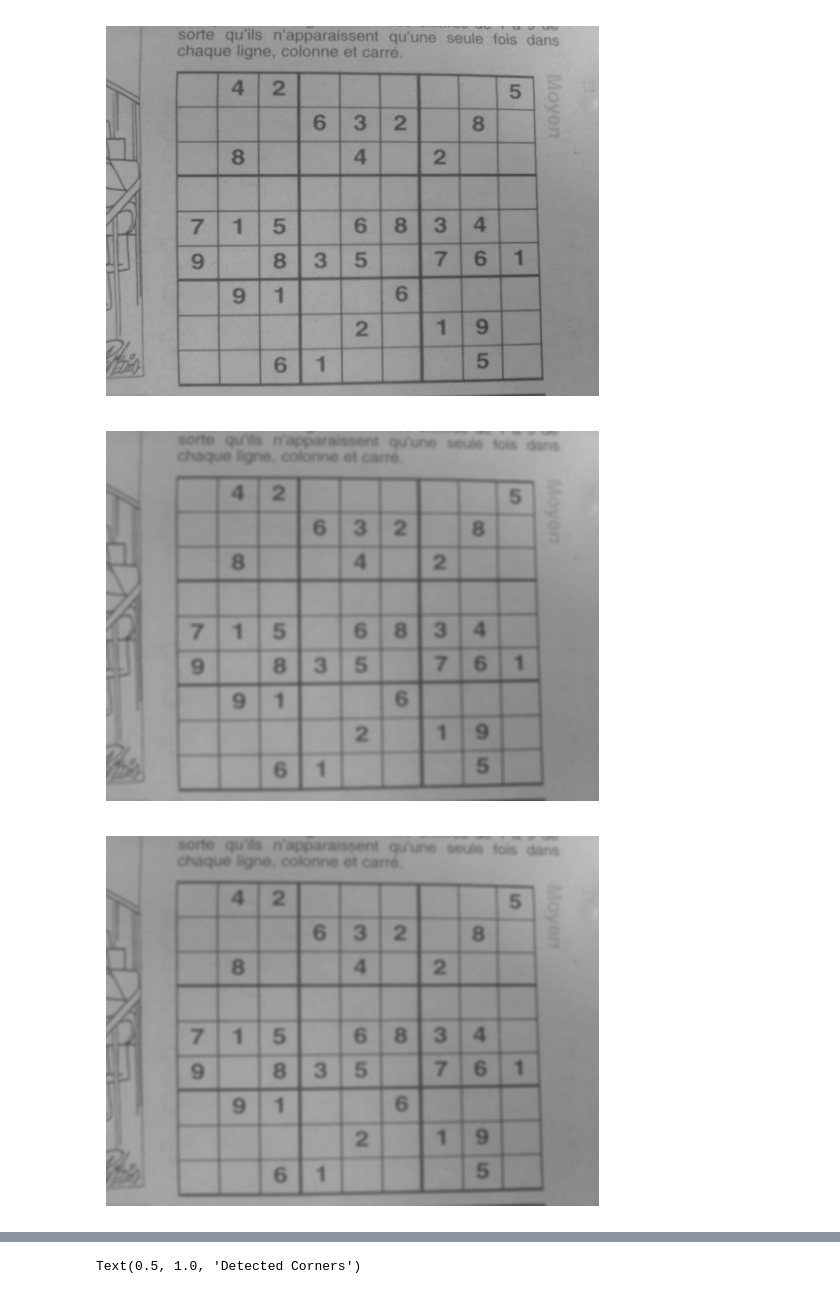
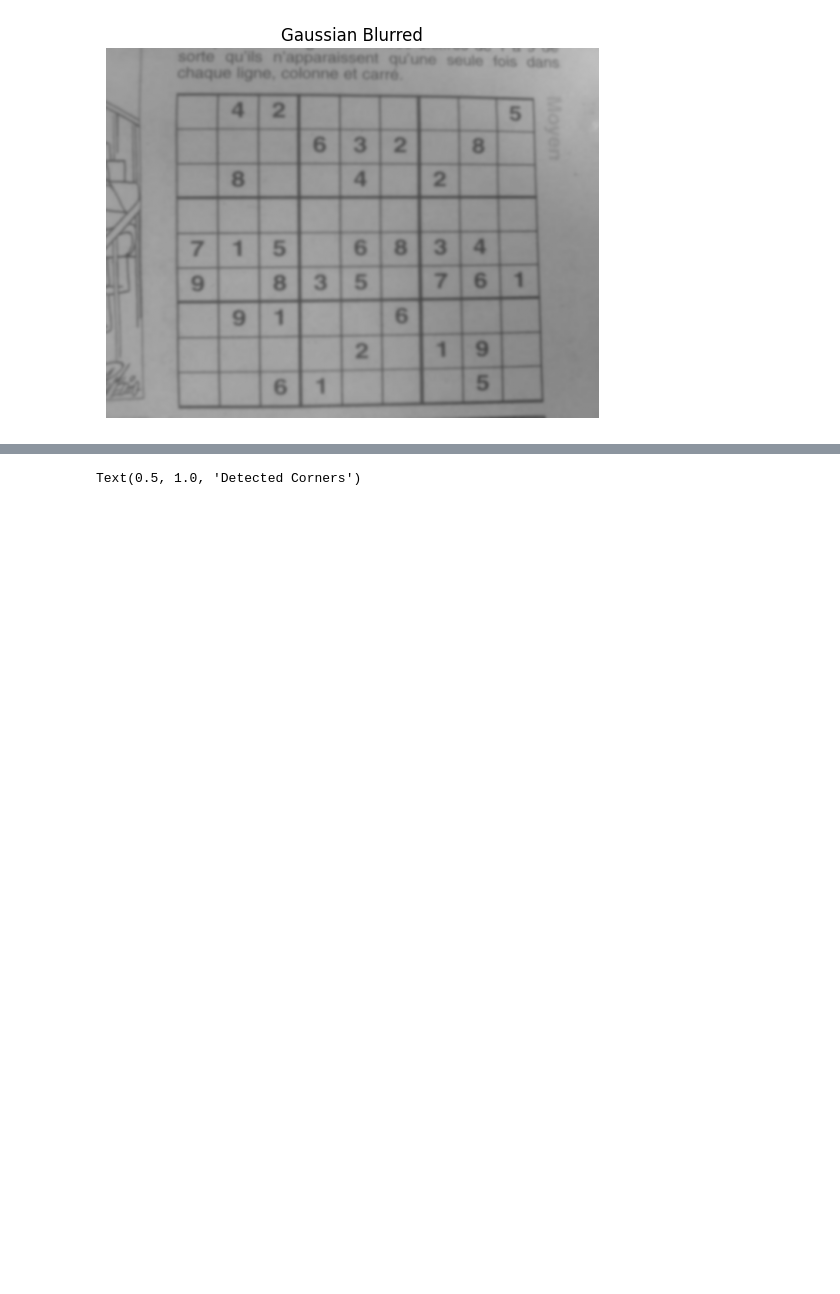
Before and after one commit to eddie-an/Optical-Sudoku-Solver, a Jupyter notebook: Image_Processing.ipynb, the cells around one changed output, grey strips where cells are left out. Cells and saved outputs as stored; diff of their text form; code cells hidden in the pictures; blank space fills up the shorter version.

```diff
--- a/Image_Processing.ipynb
+++ b/Image_Processing.ipynb
@@ -8,15 +8,17 @@ from skimage import filters
 from skimage.io import imread
 from skimage.feature import corner_peaks
 # %%
-def display_image_grayscale(image):
-  plt.imshow(image, cmap='gray', vmin=0, vmax=255)
-  plt.axis('off')
-  plt.show()
+def display_image_grayscale(image, title="Image"):
+    plt.imshow(image, cmap='gray', vmin=0, vmax=255)
+    plt.title(title)
+    plt.axis('off')
+    plt.show()
 
-def display_image_color(image):
-  plt.imshow(image)
-  plt.axis('off')
-  plt.show()
+def display_image_color(image, title="Image"):
+    plt.imshow(image)
+    plt.title(title)
+    plt.axis('off')
+    plt.show()
 # %%
 def create_gaussian_kernel(L, sigma):
     '''This function creates a gaussian kernel used for smoothing'''
@@ -212,18 +255,13 @@ def harris_corners(img, window_size=3, k=0.04):
 # %%
 image = cv2.imread("images/image10.jpg", cv2.IMREAD_GRAYSCALE)
 L = 5
 box_kernel = np.ones((L, L)) / (L**2)
-gaussian_kernel = create_gaussian_kernel(L, 3)
+gaussian_kernel = create_gaussian_kernel(9, 1.6)
 
 blurred_image = linear_filter(image, box_kernel)
 median_filter_image = median_filter(image, L)
 gaussian_image = linear_filter(image, gaussian_kernel)
 
-display_image_grayscale(image)
-display_image_grayscale(blurred_image)
-display_image_grayscale(gaussian_image)
-display_image_grayscale(median_filter_image)
+display_image_grayscale(gaussian_image, "Gaussian Blurred")
 # %% [output]
-[figure, old version]
+[figure, new version]
-[figure, removed]
-[figure, removed]
```
Also changed, not shown: parts of 7 cells of this notebook.
